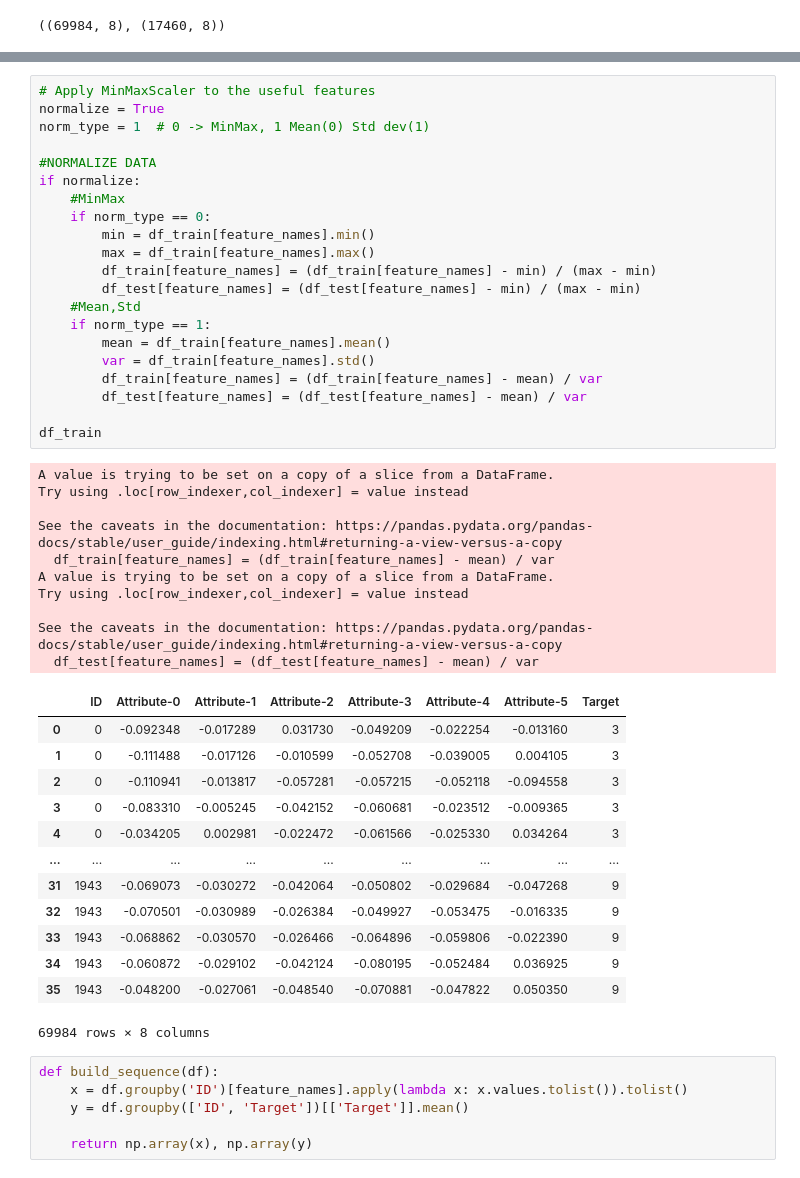
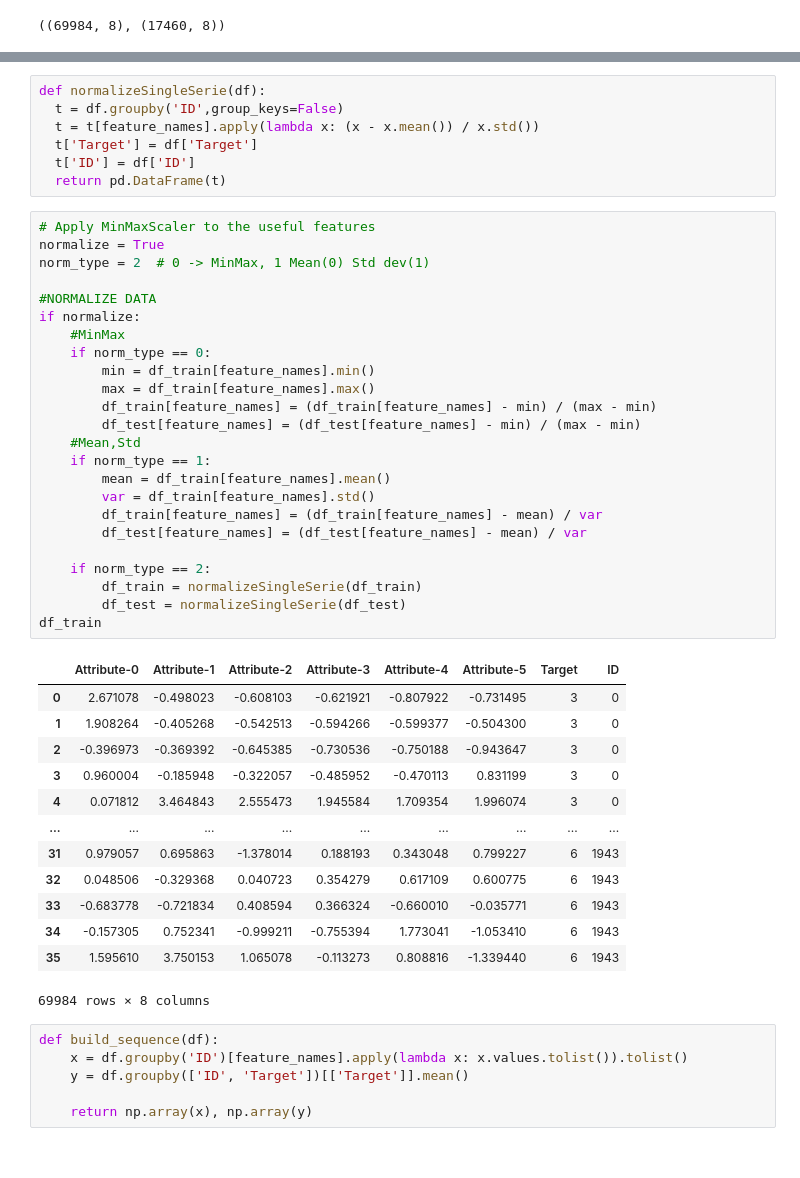
Before and after one commit to marcofasa/AN2DL-Challenges, a Jupyter notebook: Homework2/Models/ModelsRaf/Preprocessing_Nic.ipynb, the cells around one changed output, grey strips where cells are left out. Saved outputs shown, nothing was run; the diff lists cells and outputs as text.

```diff
--- a/Homework2/Models/ModelsRaf/Preprocessing_Nic.ipynb
+++ b/Homework2/Models/ModelsRaf/Preprocessing_Nic.ipynb
@@ -210,49 +209,49 @@ df_train
 69984 rows × 8 columns
+# %%
+def normalizeSingleSerie(df):
+  t = df.groupby('ID',group_keys=False)
+  t = t[feature_names].apply(lambda x: (x - x.mean()) / x.std())
+  t['Target'] = df['Target']
+  t['ID'] = df['ID']
+  return pd.DataFrame(t)
 # %%
 # Apply MinMaxScaler to the useful features
 normalize = True
-norm_type = 1  # 0 -> MinMax, 1 Mean(0) Std dev(1)
+norm_type = 2  # 0 -> MinMax, 1 Mean(0) Std dev(1)
 
 #NORMALIZE DATA
 if normalize:
     #MinMax
     if norm_type == 0:
         min = df_train[feature_names].min()
         max = df_train[feature_names].max()
         df_train[feature_names] = (df_train[feature_names] - min) / (max - min)
         df_test[feature_names] = (df_test[feature_names] - min) / (max - min)
     #Mean,Std
     if norm_type == 1:
         mean = df_train[feature_names].mean()
         var = df_train[feature_names].std()
         df_train[feature_names] = (df_train[feature_names] - mean) / var
         df_test[feature_names] = (df_test[feature_names] - mean) / var
 
+    if norm_type == 2:
+        df_train = normalizeSingleSerie(df_train)
+        df_test = normalizeSingleSerie(df_test)
 df_train
 # %% [output]
+|  | Attribute-0 | Attribute-1 | Attribute-2 | Attribute-3 | Attribute-4 | Attribute-5 | Target | ID |
+| 0 | 2.671078 | -0.498023 | -0.608103 | -0.621921 | -0.807922 | -0.731495 | 3 | 0 |
+| 1 | 1.908264 | -0.405268 | -0.542513 | -0.594266 | -0.599377 | -0.504300 | 3 | 0 |
+| 2 | -0.396973 | -0.369392 | -0.645385 | -0.730536 | -0.750188 | -0.943647 | 3 | 0 |
+| 3 | 0.960004 | -0.185948 | -0.322057 | -0.485952 | -0.470113 | 0.831199 | 3 | 0 |
+| 4 | 0.071812 | 3.464843 | 2.555473 | 1.945584 | 1.709354 | 1.996074 | 3 | 0 |
+| ... | ... | ... | ... | ... | ... | ... | ... | ... |
+| 31 | 0.979057 | 0.695863 | -1.378014 | 0.188193 | 0.343048 | 0.799227 | 6 | 1943 |
+| 32 | 0.048506 | -0.329368 | 0.040723 | 0.354279 | 0.617109 | 0.600775 | 6 | 1943 |
+| 33 | -0.683778 | -0.721834 | 0.408594 | 0.366324 | -0.660010 | -0.035771 | 6 | 1943 |
+| 34 | -0.157305 | 0.752341 | -0.999211 | -0.755394 | 1.773041 | -1.053410 | 6 | 1943 |
+| 35 | 1.595610 | 3.750153 | 1.065078 | -0.113273 | 0.808816 | -1.339440 | 6 | 1943 |
-A value is trying to be set on a copy of a slice from a DataFrame.
-Try using .loc[row_indexer,col_indexer] = value instead
-
-See the caveats in the documentation: https://pandas.pydata.org/pandas-docs/stable/user_guide/indexing.html#returning-a-view-versus-a-copy
-  df_train[feature_names] = (df_train[feature_names] - mean) / var
-A value is trying to be set on a copy of a slice from a DataFrame.
-Try using .loc[row_indexer,col_indexer] = value instead
-
-See the caveats in the documentation: https://pandas.pydata.org/pandas-docs/stable/user_guide/indexing.html#returning-a-view-versus-a-copy
-  df_test[feature_names] = (df_test[feature_names] - mean) / var
+69984 rows × 8 columns
-|  | ID | Attribute-0 | Attribute-1 | Attribute-2 | Attribute-3 | Attribute-4 | Attribute-5 | Target |
-| 0 | 0 | -0.092348 | -0.017289 | 0.031730 | -0.049209 | -0.022254 | -0.013160 | 3 |
-| 1 | 0 | -0.111488 | -0.017126 | -0.010599 | -0.052708 | -0.039005 | 0.004105 | 3 |
-| 2 | 0 | -0.110941 | -0.013817 | -0.057281 | -0.057215 | -0.052118 | -0.094558 | 3 |
-| 3 | 0 | -0.083310 | -0.005245 | -0.042152 | -0.060681 | -0.023512 | -0.009365 | 3 |
-| 4 | 0 | -0.034205 | 0.002981 | -0.022472 | -0.061566 | -0.025330 | 0.034264 | 3 |
-| ... | ... | ... | ... | ... | ... | ... | ... | ... |
-| 31 | 1943 | -0.069073 | -0.030272 | -0.042064 | -0.050802 | -0.029684 | -0.047268 | 9 |
-| 32 | 1943 | -0.070501 | -0.030989 | -0.026384 | -0.049927 | -0.053475 | -0.016335 | 9 |
-| 33 | 1943 | -0.068862 | -0.030570 | -0.026466 | -0.064896 | -0.059806 | -0.022390 | 9 |
-| 34 | 1943 | -0.060872 | -0.029102 | -0.042124 | -0.080195 | -0.052484 | 0.036925 | 9 |
-| 35 | 1943 | -0.048200 | -0.027061 | -0.048540 | -0.070881 | -0.047822 | 0.050350 | 9 |
-69984 rows × 8 columns
 # %%
 def build_sequence(df):
     x = df.groupby('ID')[feature_names].apply(lambda x: x.values.tolist()).tolist()
```
Also changed, not shown: parts of 22 cells of this notebook, 1 other file.
